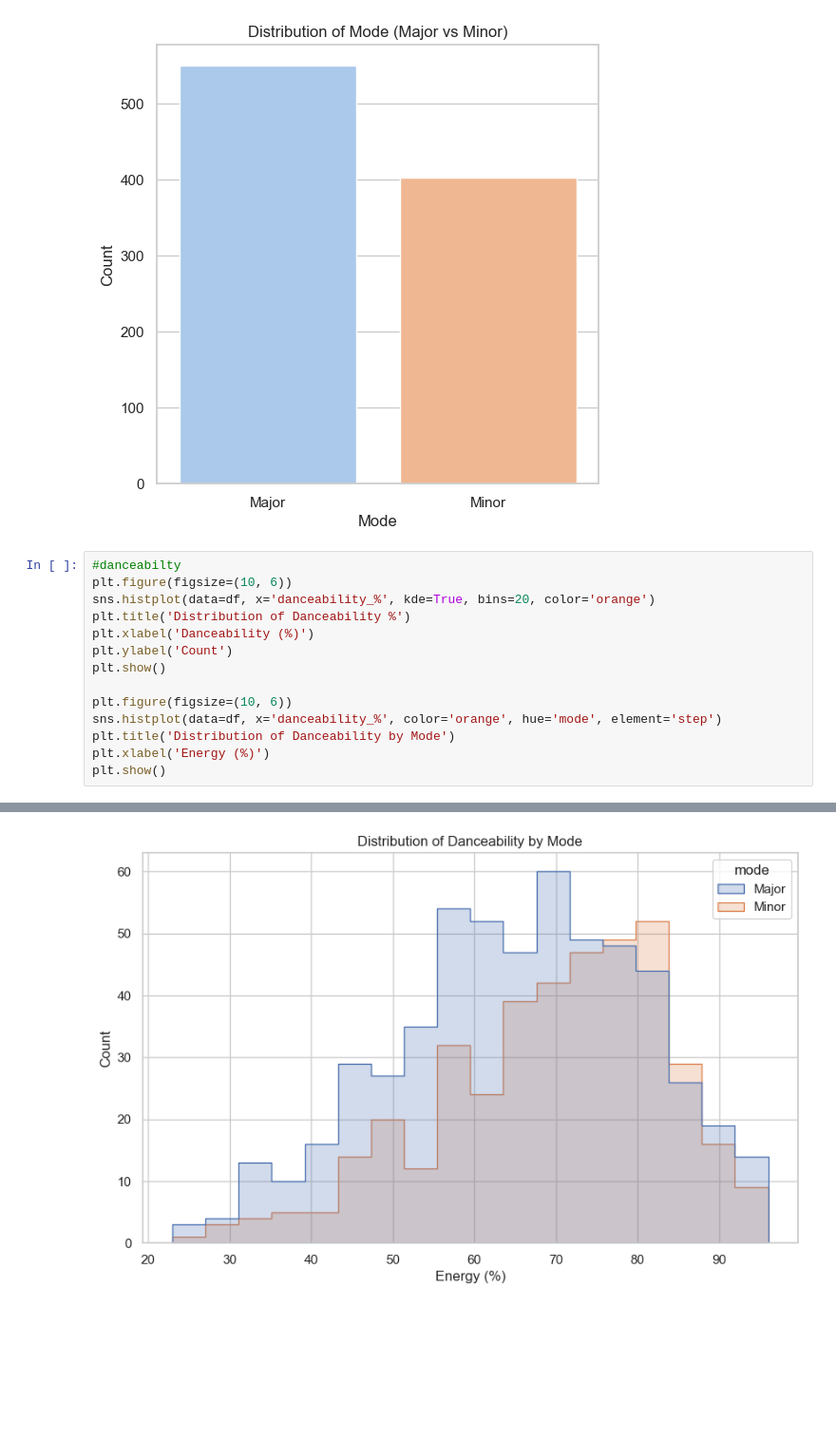
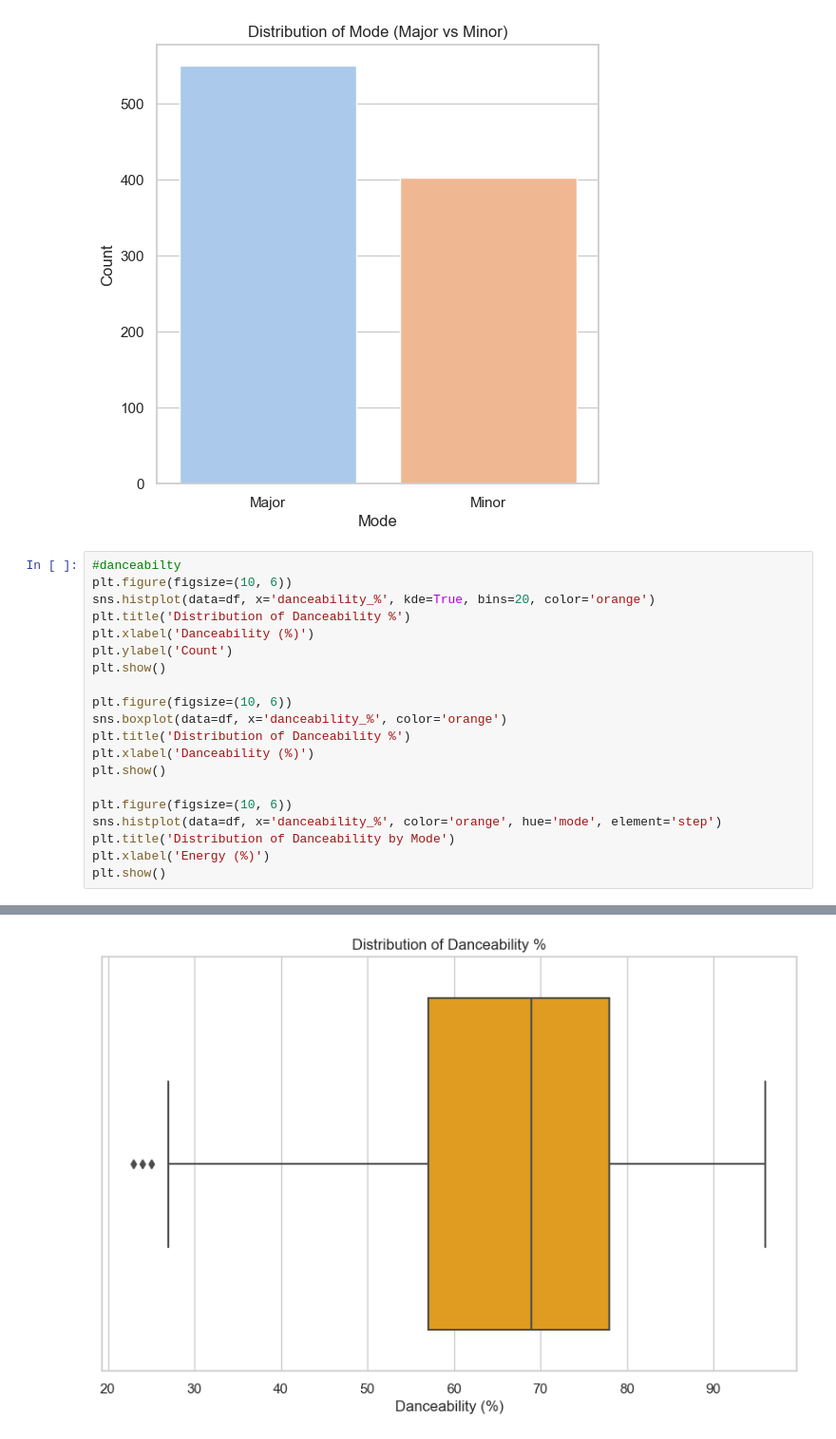
Before and after one commit to Umbretemp/Data_Visualization_And_Modeling, a Jupyter notebook: Lab/1.3 Data Visualization Lab.ipynb, the cells around one changed output, grey strips where cells are left out. Shown at 95% size. Saved outputs shown, nothing was run; the diff lists cells and outputs as text; blank space fills up the shorter version.

```diff
--- a/Lab/1.3 Data Visualization Lab.ipynb
+++ b/Lab/1.3 Data Visualization Lab.ipynb
@@ -180,17 +199,23 @@ plt.show()
 # %%
 #danceabilty
 plt.figure(figsize=(10, 6))
 sns.histplot(data=df, x='danceability_%', kde=True, bins=20, color='orange')
 plt.title('Distribution of Danceability %')
 plt.xlabel('Danceability (%)')
 plt.ylabel('Count')
 plt.show()
 
 plt.figure(figsize=(10, 6))
+sns.boxplot(data=df, x='danceability_%', color='orange')
+plt.title('Distribution of Danceability %')
+plt.xlabel('Danceability (%)')
+plt.show()
+
+plt.figure(figsize=(10, 6))
 sns.histplot(data=df, x='danceability_%', color='orange', hue='mode', element='step')
 plt.title('Distribution of Danceability by Mode')
 plt.xlabel('Energy (%)')
 plt.show()
 # %% [output]
 [figure]
-[figure, old version]
+[figure, new version]
```
Also changed, not shown: parts of 29 cells of this notebook.
